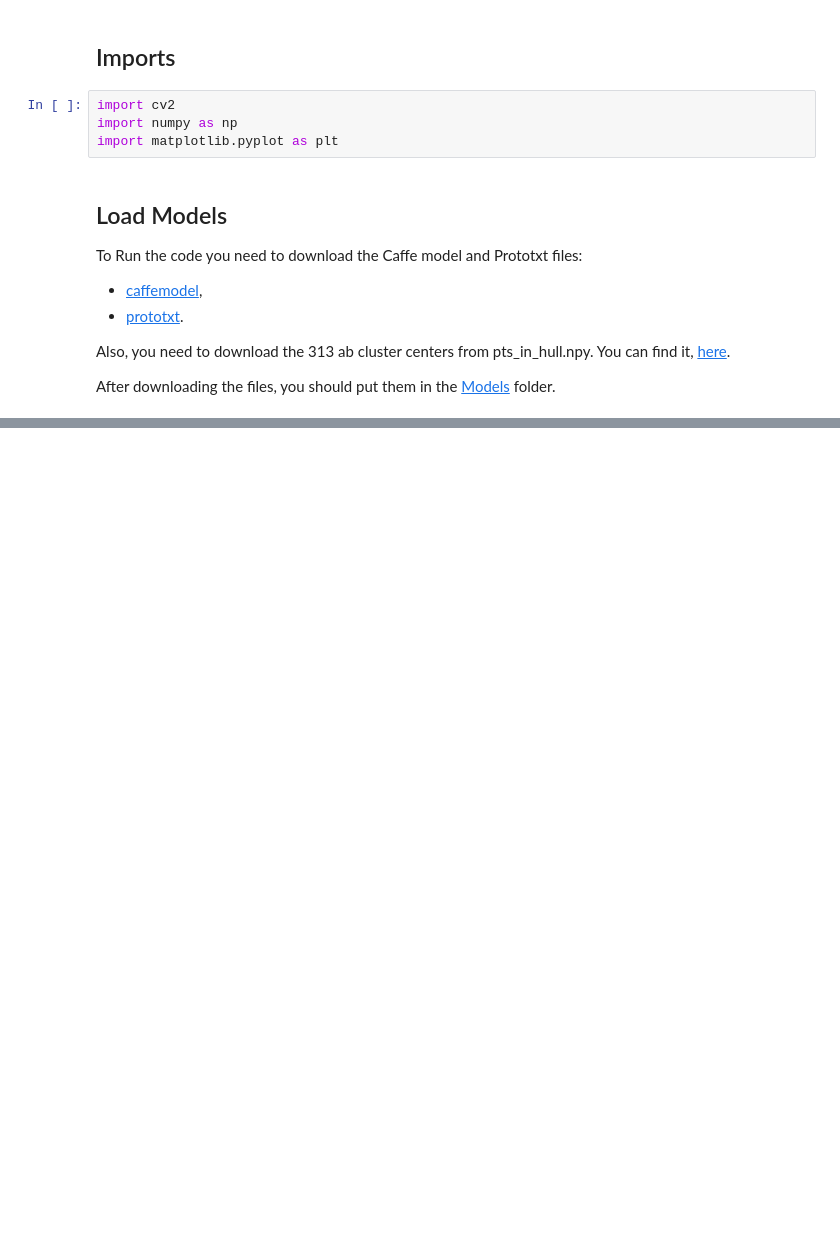
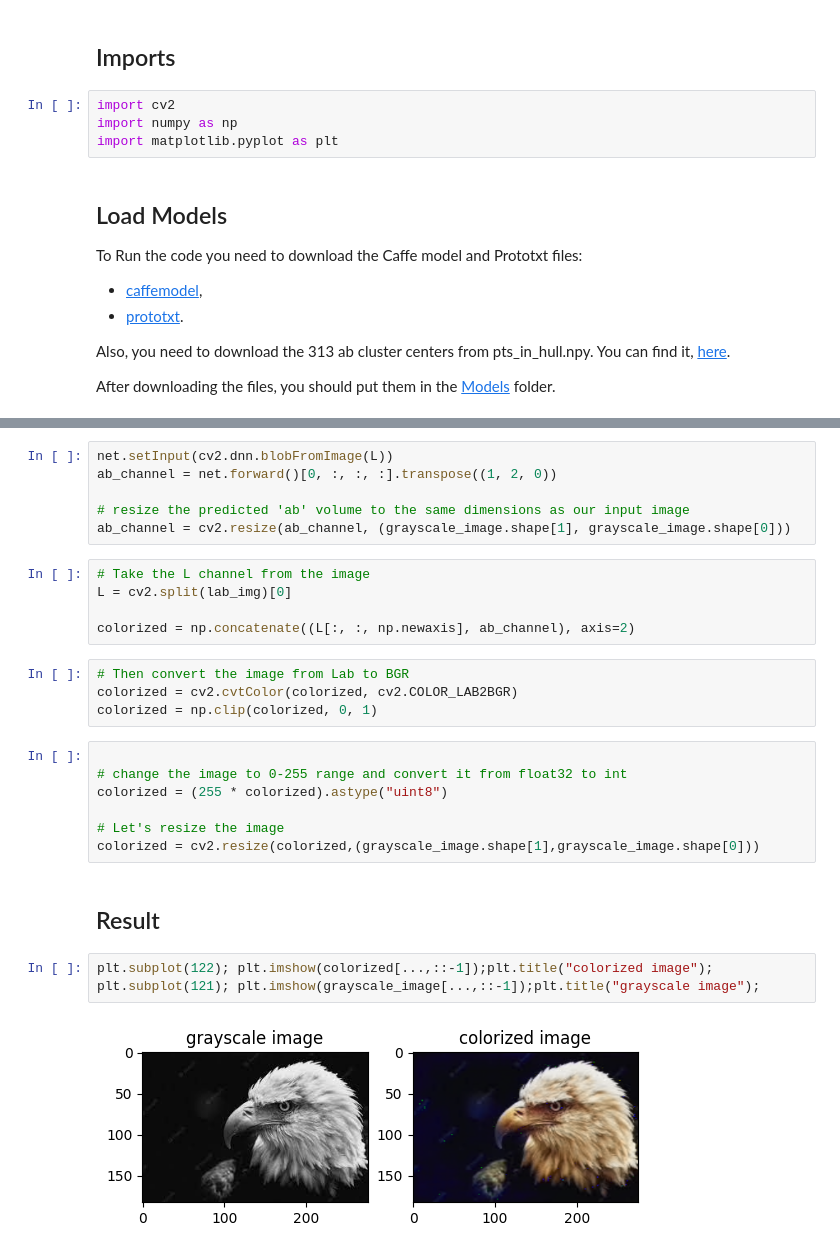
Before and after one commit to mrakhgari/BadGray, a Jupyter notebook: src/BadGray.ipynb, the cells around one changed output, grey strips where cells are left out. Cells and saved outputs as stored; diff of their text form; blank space fills up the shorter version.

```diff
--- a/src/BadGray.ipynb
+++ b/src/BadGray.ipynb
@@ -25,0 +67,29 @@ hull_pts = 'Model/pts_in_hull.npy'
+# %%
+net.setInput(cv2.dnn.blobFromImage(L))
+ab_channel = net.forward()[0, :, :, :].transpose((1, 2, 0))
+
+# resize the predicted 'ab' volume to the same dimensions as our input image
+ab_channel = cv2.resize(ab_channel, (grayscale_image.shape[1], grayscale_image.shape[0]))
+# %%
+# Take the L channel from the image
+L = cv2.split(lab_img)[0]
+
+colorized = np.concatenate((L[:, :, np.newaxis], ab_channel), axis=2)
+# %%
+# Then convert the image from Lab to BGR
+colorized = cv2.cvtColor(colorized, cv2.COLOR_LAB2BGR)
+colorized = np.clip(colorized, 0, 1)
+# %%
+
+# change the image to 0-255 range and convert it from float32 to int
+colorized = (255 * colorized).astype("uint8")
+
+# Let's resize the image
+colorized = cv2.resize(colorized,(grayscale_image.shape[1],grayscale_image.shape[0]))
+# %% [markdown]
+## Result
+# %%
+plt.subplot(122); plt.imshow(colorized[...,::-1]);plt.title("colorized image");
+plt.subplot(121); plt.imshow(grayscale_image[...,::-1]);plt.title("grayscale image");
+# %% [output]
+[figure, added]
```
Also changed, not shown: parts of 15 cells of this notebook, 2 other files.
